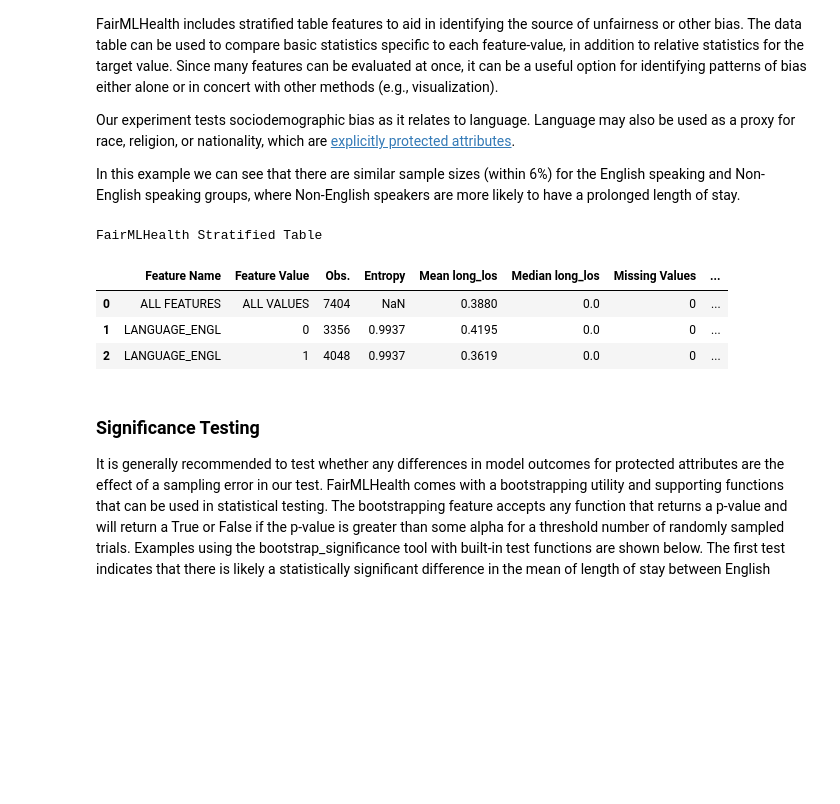
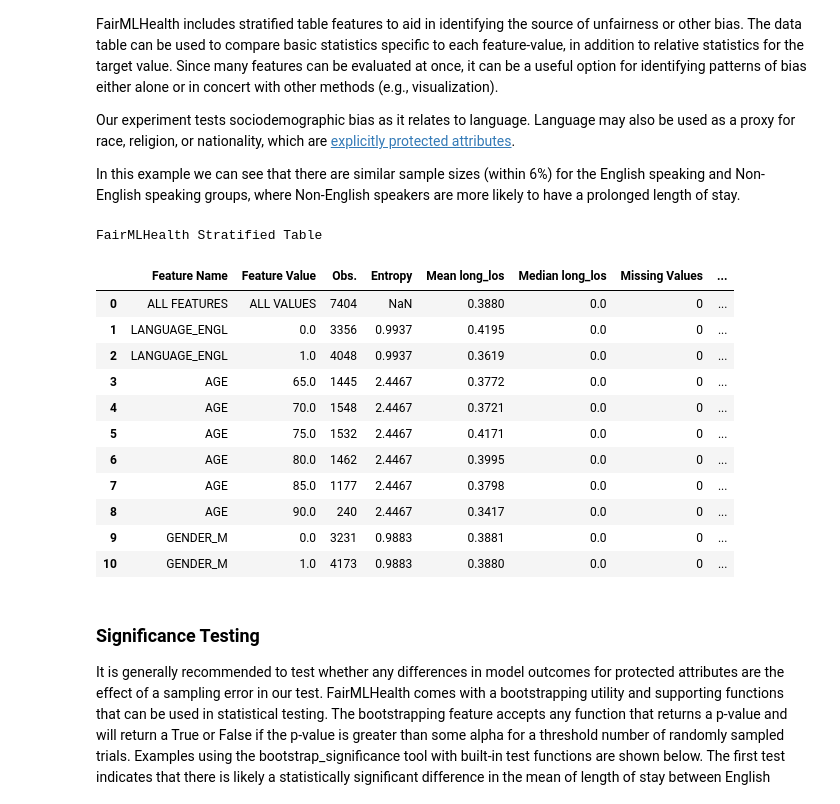
Before and after one commit to syfantid/fairMLHealth, a Jupyter notebook: examples_and_tutorials/Tutorial-EvaluatingFairnessInBinaryClassification.ipynb, the cells around one changed output. Drawn from its saved outputs; the diff is of its cells as text; code cells hidden in the pictures; blank space fills up the shorter version.

```diff
--- a/examples_and_tutorials/Tutorial-EvaluatingFairnessInBinaryClassification.ipynb
+++ b/examples_and_tutorials/Tutorial-EvaluatingFairnessInBinaryClassification.ipynb
@@ -161,7 +181,7 @@ mean_val = df['length_of_stay'].mean()
 df['long_los'] = df['length_of_stay'].apply(lambda x: 1 if x > mean_val else 0)
 # %%
 # Subset data
-baseline_cols = [c for c in df.columns if (c.startswith('AGE') or c.startswith('DIAGNOSIS_') or c.startswith('PROCEDURE_') or c == "LANGUAGE_ENGL")]
+baseline_cols = [c for c in df.columns if (c.startswith('AGE') or c.startswith('GENDER') or c.startswith('DIAGNOSIS_') or c.startswith('PROCEDURE_') or c == "LANGUAGE_ENGL")]
 X = df.loc[:,baseline_cols]
 y = df['long_los']
 
@@ -192,13 +212,21 @@ Our experiment tests sociodemographic bias as it relates to language. Language m
 In this example we can see that there are similar sample sizes (within 6%) for the English speaking and Non-English speaking groups, where Non-English speakers are more likely to have a prolonged length of stay.
 # %%
 print("FairMLHealth Stratified Table")
-measure.data(X_test, y_test, features=['LANGUAGE_ENGL'])
+measure.data(X_test, y_test, features=['LANGUAGE_ENGL', 'AGE', 'GENDER_M'])
 # %% [output]
 FairMLHealth Stratified Table
 |  | Feature Name | Feature Value | Obs. | Entropy | Mean long_los | Median long_los | Missing Values | ... |
 | 0 | ALL FEATURES | ALL VALUES | 7404 | NaN | 0.3880 | 0.0 | 0 | ... |
-| 1 | LANGUAGE_ENGL | 0 | 3356 | 0.9937 | 0.4195 | 0.0 | 0 | ... |
-| 2 | LANGUAGE_ENGL | 1 | 4048 | 0.9937 | 0.3619 | 0.0 | 0 | ... |
+| 1 | LANGUAGE_ENGL | 0.0 | 3356 | 0.9937 | 0.4195 | 0.0 | 0 | ... |
+| 2 | LANGUAGE_ENGL | 1.0 | 4048 | 0.9937 | 0.3619 | 0.0 | 0 | ... |
+| 3 | AGE | 65.0 | 1445 | 2.4467 | 0.3772 | 0.0 | 0 | ... |
+| 4 | AGE | 70.0 | 1548 | 2.4467 | 0.3721 | 0.0 | 0 | ... |
+| 5 | AGE | 75.0 | 1532 | 2.4467 | 0.4171 | 0.0 | 0 | ... |
+| 6 | AGE | 80.0 | 1462 | 2.4467 | 0.3995 | 0.0 | 0 | ... |
+| 7 | AGE | 85.0 | 1177 | 2.4467 | 0.3798 | 0.0 | 0 | ... |
+| 8 | AGE | 90.0 | 240 | 2.4467 | 0.3417 | 0.0 | 0 | ... |
+| 9 | GENDER_M | 0.0 | 3231 | 0.9883 | 0.3881 | 0.0 | 0 | ... |
+| 10 | GENDER_M | 1.0 | 4173 | 0.9883 | 0.3880 | 0.0 | 0 | ... |
 # %% [markdown]
 ### Significance Testing
 
```
Also changed, not shown: parts of 12 cells of this notebook, 39 other files.
